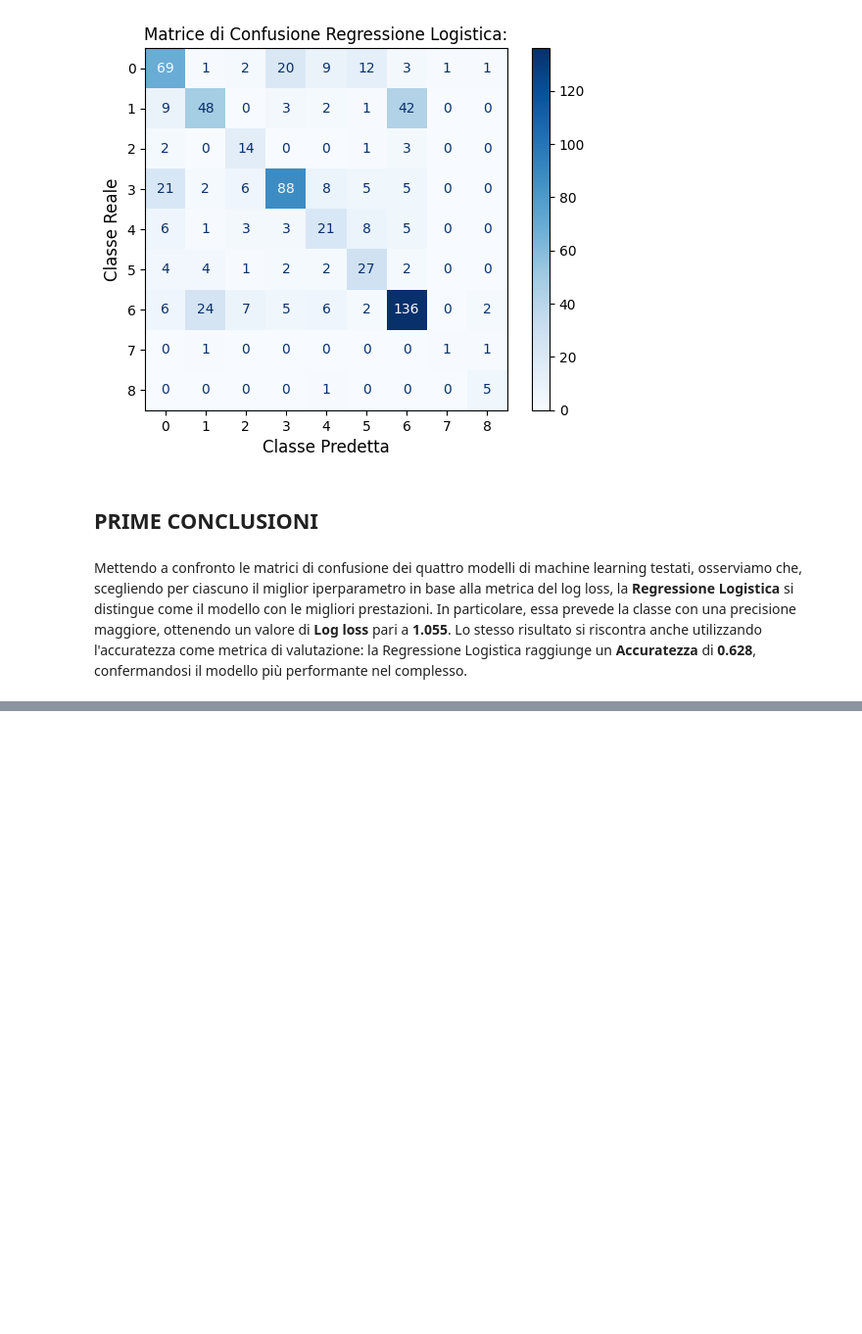
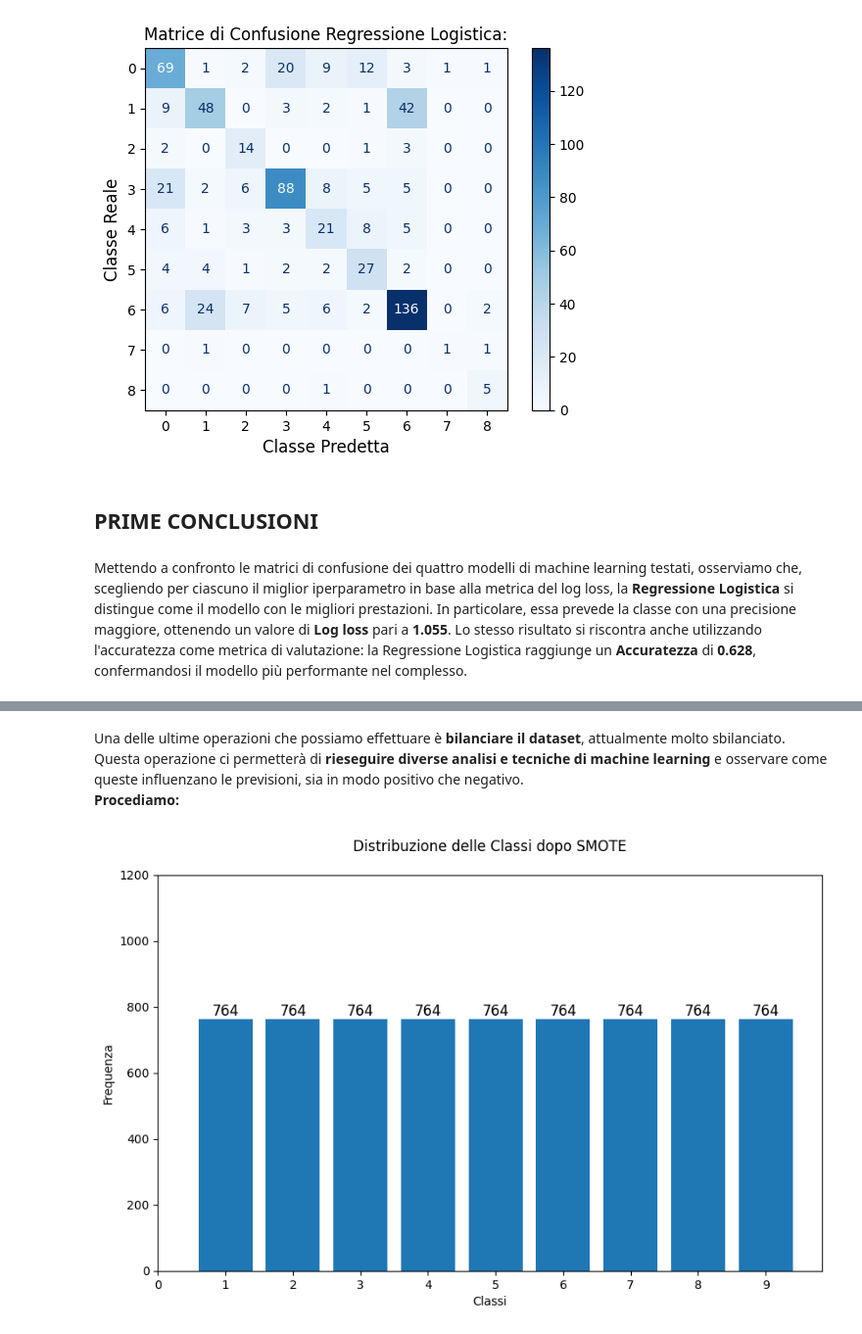
Before and after one commit to sciro24/Cancer-Treatment-with-ML, a Jupyter notebook: Notebook.ipynb, the cells around one changed output, grey strips where cells are left out. Shown at 98% size. Saved outputs shown, nothing was run; the diff lists cells and outputs as text; code cells hidden in the pictures; blank space fills up the shorter version.

Commit message:
add SMOTE

```diff
--- a/Notebook.ipynb
+++ b/Notebook.ipynb
@@ -1128,0 +1130,41 @@ Log Loss Logistic Regression: 1.054097425492624
+# %% [markdown]
+<p style="font-size:14px; font-family:verdana; line-height: 1.7em">
+Una delle ultime operazioni che possiamo effettuare è <strong>bilanciare il dataset</strong>, attualmente molto sbilanciato. Questa operazione ci permetterà di <strong>rieseguire diverse analisi e tecniche di machine learning</strong> e osservare come queste influenzano le previsioni, sia in modo positivo che negativo.<br>
+<strong>Procediamo:</strong>
+</p>
+# %%
+# Applicare SMOTE solo al set di addestramento
+smote = SMOTE(random_state=42)
+X_train_resampled, y_train_resampled = smote.fit_resample(X_train, y_train)
+# %%
+class_counts = Counter(y_train_resampled)
+
+# Ordina le classi in base al numero di esempi
+classes, counts = zip(*sorted(class_counts.items()))
+
+# Crea il grafico delle distribuzioni delle classi
+fig, ax = plt.subplots(figsize=(10, 6))
+
+# Crea le barre
+bars = ax.bar(classes, counts)
+
+# Aggiungi il titolo e le etichette
+ax.set_title('Distribuzione delle Classi dopo SMOTE', loc='center', pad=20)
+ax.set_xlabel('Classi')
+ax.set_ylabel('Frequenza')
+
+# Aggiungi i valori sopra le barre
+for bar in bars:
+    yval = bar.get_height()
+    ax.text(bar.get_x() + bar.get_width()/2, yval, yval, va='bottom', ha='center', fontsize=12)
+
+# Imposta il limite massimo dell'asse y
+ax.set_ylim(0, 1200)  # Puoi modificare 100 in base alle tue necessità
+
+# Imposta i tick dell'asse x per tutte le classi
+ax.set_xticks(range(0,10))  # Imposta tick per ogni classe
+
+# Mostra il grafico
+plt.show()
+# %% [output]
+[figure, added]
```
Also changed, not shown: parts of 9 cells of this notebook.
